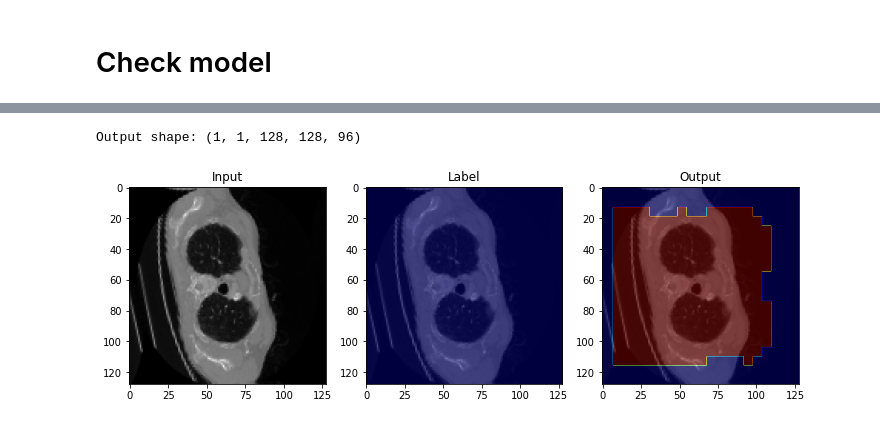
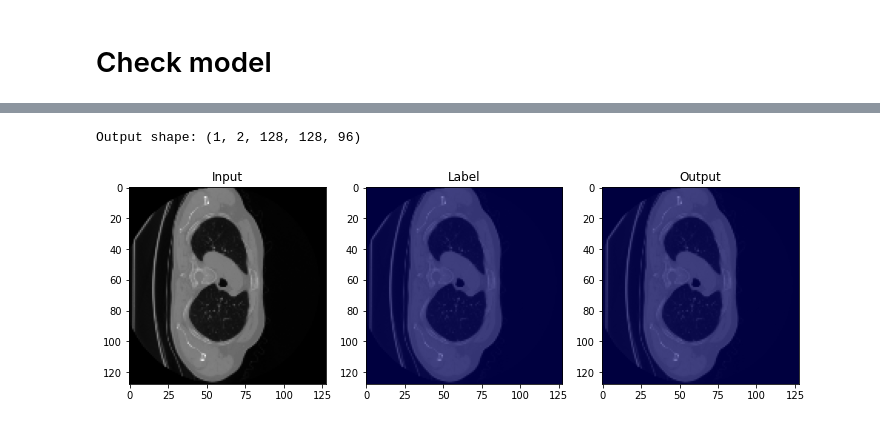
Before and after one commit to khanhdq109/Lung-Tumor-Segmentation, a Jupyter notebook: Lung_Cancer_Segmentation_(custom_model).ipynb, the cells around one changed output, grey strips where cells are left out. Drawn from its saved outputs; the diff is of its cells as text; code cells hidden in the pictures.

```diff
--- a/Lung_Cancer_Segmentation_(custom_model).ipynb
+++ b/Lung_Cancer_Segmentation_(custom_model).ipynb
@@ -481,0 +482,6 @@ UNet(
+# %%
+model_version = neptune.init_model_version(
+    model = "LUNG-UNET2",
+    project = "khanh.daoquoc/Lung-Tumours-Segmentation",
+    api_token = "eyJhcGlfYWRkcmVzcyI6Imh0dHBzOi8vYXBwLm5lcHR1bmUuYWkiLCJhcGlfdXJsIjoiaHR0cHM6Ly9hcHAubmVwdHVuZS5haSIsImFwaV9rZXkiOiI3Mjg4YTFkMy05ODlmLTQ3OWUtOWJhZS0yYjk5YmJlMmQ2NTMifQ==",
+)
@@ -486,6 +660,8 @@ loss_values = []
 metric_values = []
 best_metric = -1
 best_metric_epoch = -1
+post_pred = Compose([AsDiscrete(argmax = True, to_onehot = 2)])
+post_label = Compose([AsDiscrete(to_onehot = 2)])
 
 print("Start training the network...")
 
@@ -543,12 +719,35 @@ for epoch in range(config['epoch']):
             val_data["label"].to(device),
         )
 
+        """
         val_output = model(val_input)
         val_output = torch.round(val_output)
         curr_metric = dice_metric(val_output, val_label)
         metric += curr_metric.item()
+        """
 
+        roi_size = (128, 128, 96)
+        sw_batch_size = 1
+
+        val_output = sliding_window_inference(
+            val_input, roi_size, sw_batch_size, model
+        )
+        val_output = [post_pred(i) for i in decollate_batch(val_output)]
+        val_label = [post_label(i) for i in decollate_batch(val_label)]
+
+        # Compute metric for current iteration
+        dice_metric(y_pred = val_output, y = val_label)
+
+      """
       metric /= step_val
+      """
+
+      # Aggregate the final mean dice result
+      metric = dice_metric.aggregate().item()
+
+      # Reset the status for the next epoch
+      dice_metric.reset()
+
       metric_values.append(metric)
 
       if metric > best_metric:
@@ -587,11 +804,11 @@ https://app.neptune.ai/khanh.daoquoc/Lung-Tumours-Segmentation/e/LUNG-11
 # %% [markdown]
 # Check model
 # %%
-checker = first(train_loader)
+checker = first(val_loader)
 image, label = checker['image'], checker['label']
 # %%
 # Visualize training data
-slide = 65
+slide = 71
 plt.figure("Training Data", (12, 12))
 
 plt.subplot(1, 2, 1)
@@ -609,31 +824,31 @@ plt.show()
 # %%
 model.cpu()
 model.load_state_dict(torch.load("best_metric_model.pth"))
 
 with torch.no_grad():
   output = model(image)
   output = torch.nn.Sigmoid()(output)
   output = torch.round(output)
   print(f"Output shape: {output.shape}")
 
-  slide = 65
+  slide = 68
   plt.figure("Test Model", (12, 12))
 
   plt.subplot(1, 3, 1)
   plt.title("Input")
   plt.imshow(image[0, 0, :, :, slide], cmap = "gray")
 
   plt.subplot(1, 3, 2)
   plt.title("Label")
   plt.imshow(image[0, 0, :, :, slide], cmap = "gray")
   plt.imshow(label[0, 0, :, :, slide], cmap = 'jet', alpha = 0.5)
 
   plt.subplot(1, 3, 3)
   plt.title("Output")
   plt.imshow(image[0, 0, :, :, slide], cmap = "gray")
   plt.imshow(output[0, 0, :, :, slide], cmap = 'jet', alpha = 0.5)
 
   plt.show()
 # %% [output]
-Output shape: (1, 1, 128, 128, 96)
+Output shape: (1, 2, 128, 128, 96)
-[figure, old version]
+[figure, new version]
```
Also changed, not shown: parts of 23 cells of this notebook.
